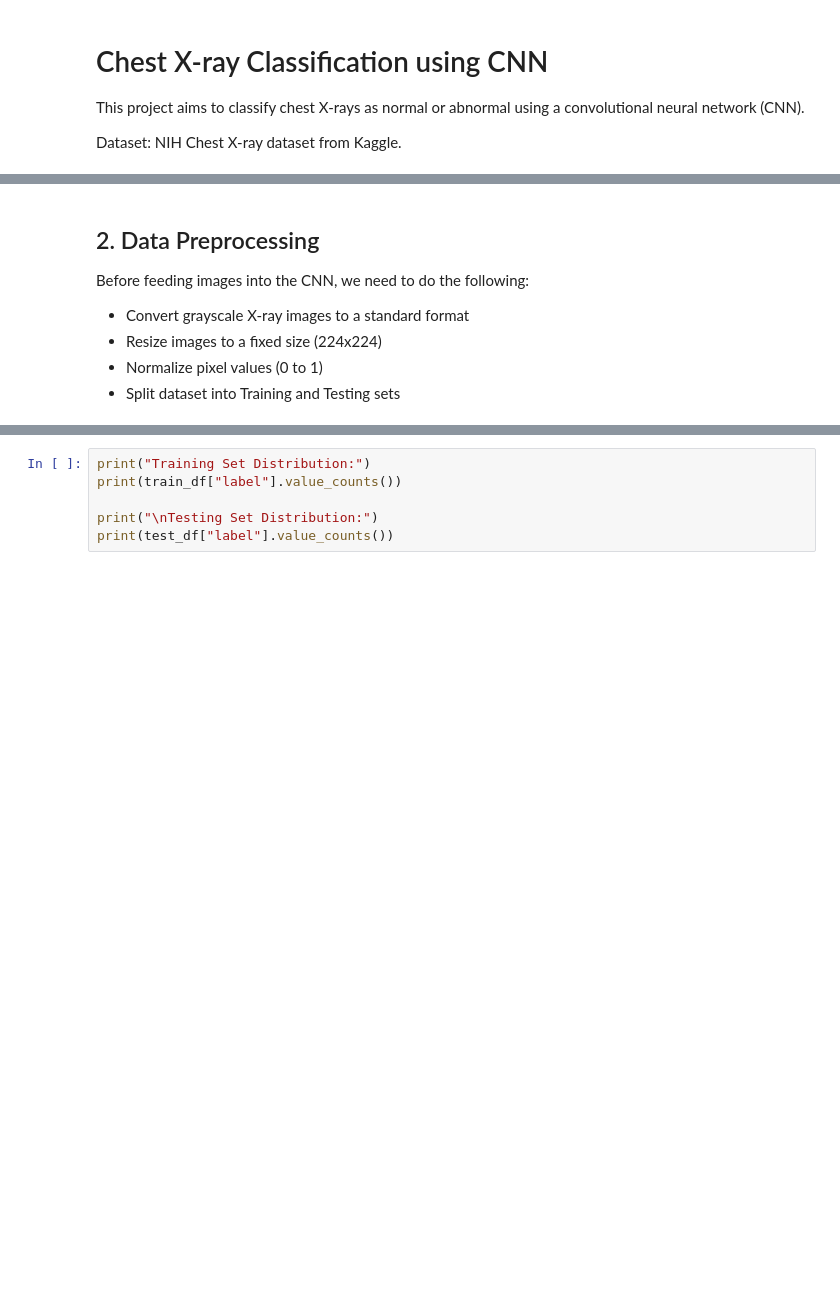
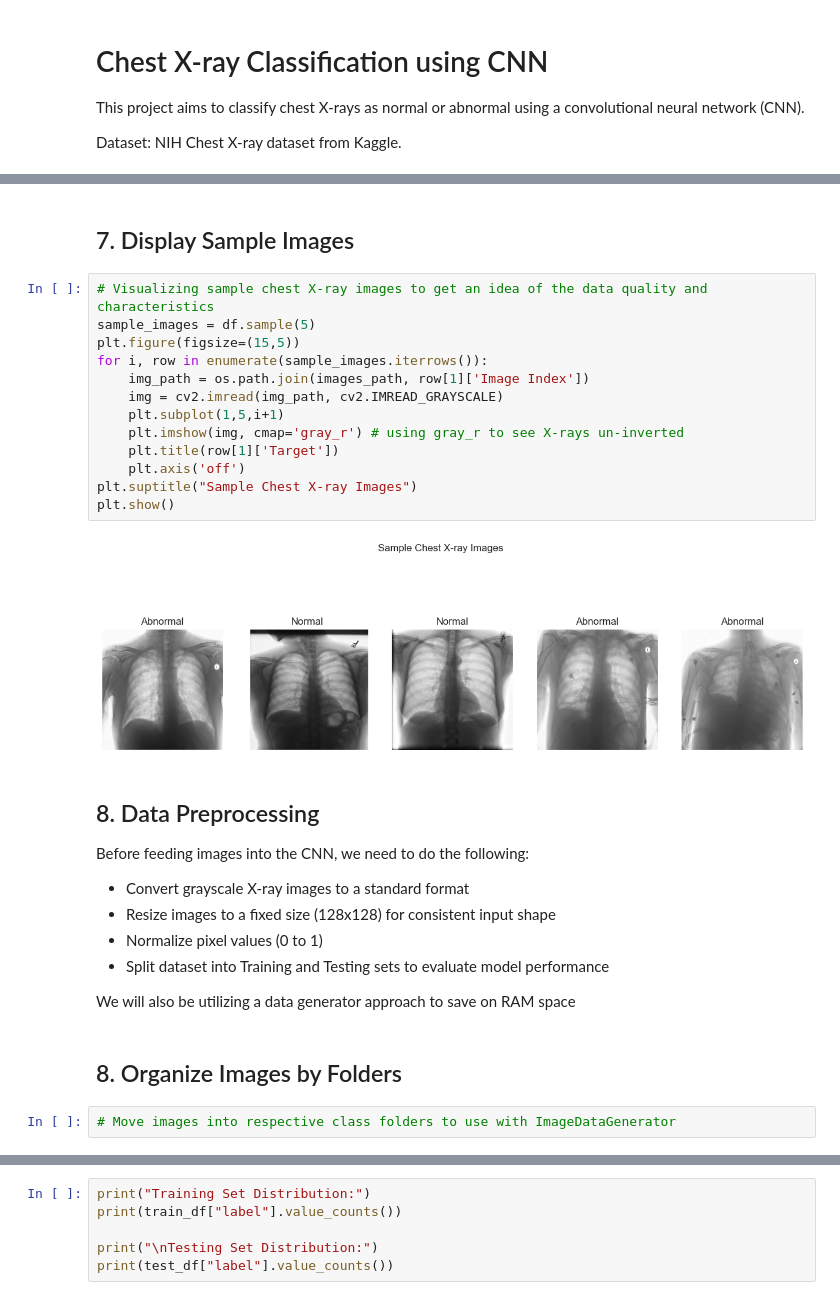
Before and after one commit to Brad-Pfahl/radiology_assistant, a Jupyter notebook: data_exploration.ipynb, the cells around one changed output, grey strips where cells are left out. Cells and saved outputs as stored; diff of their text form; blank space fills up the shorter version.

```diff
--- a/data_exploration.ipynb
+++ b/data_exploration.ipynb
@@ -76,8 +122,31 @@ logging.info("Distribution of X-ray Diagnoses made successfully")
+# %% [markdown]
+## 7. Display Sample Images
+# %%
+# Visualizing sample chest X-ray images to get an idea of the data quality and characteristics
+sample_images = df.sample(5)
+plt.figure(figsize=(15,5))
+for i, row in enumerate(sample_images.iterrows()):
+    img_path = os.path.join(images_path, row[1]['Image Index'])
+    img = cv2.imread(img_path, cv2.IMREAD_GRAYSCALE)
+    plt.subplot(1,5,i+1)
+    plt.imshow(img, cmap='gray_r') # using gray_r to see X-rays un-inverted
+    plt.title(row[1]['Target'])
+    plt.axis('off')
+plt.suptitle("Sample Chest X-ray Images")
+plt.show()
+# %% [output]
+[figure, added]
 # %% [markdown]
-## 2. Data Preprocessing
+## 8. Data Preprocessing
 Before feeding images into the CNN, we need to do the following:
 - Convert grayscale X-ray images to a standard format
-- Resize images to a fixed size (224x224)
+- Resize images to a fixed size (128x128) for consistent input shape
 - Normalize pixel values (0 to 1)
-- Split dataset into Training and Testing sets
+- Split dataset into Training and Testing sets to evaluate model performance
+
+We will also be utilizing a data generator approach to save on RAM space
+# %% [markdown]
+## 8. Organize Images by Folders
+# %%
+# Move images into respective class folders to use with ImageDataGenerator
 # %%
```
Also changed, not shown: parts of 19 cells of this notebook.
